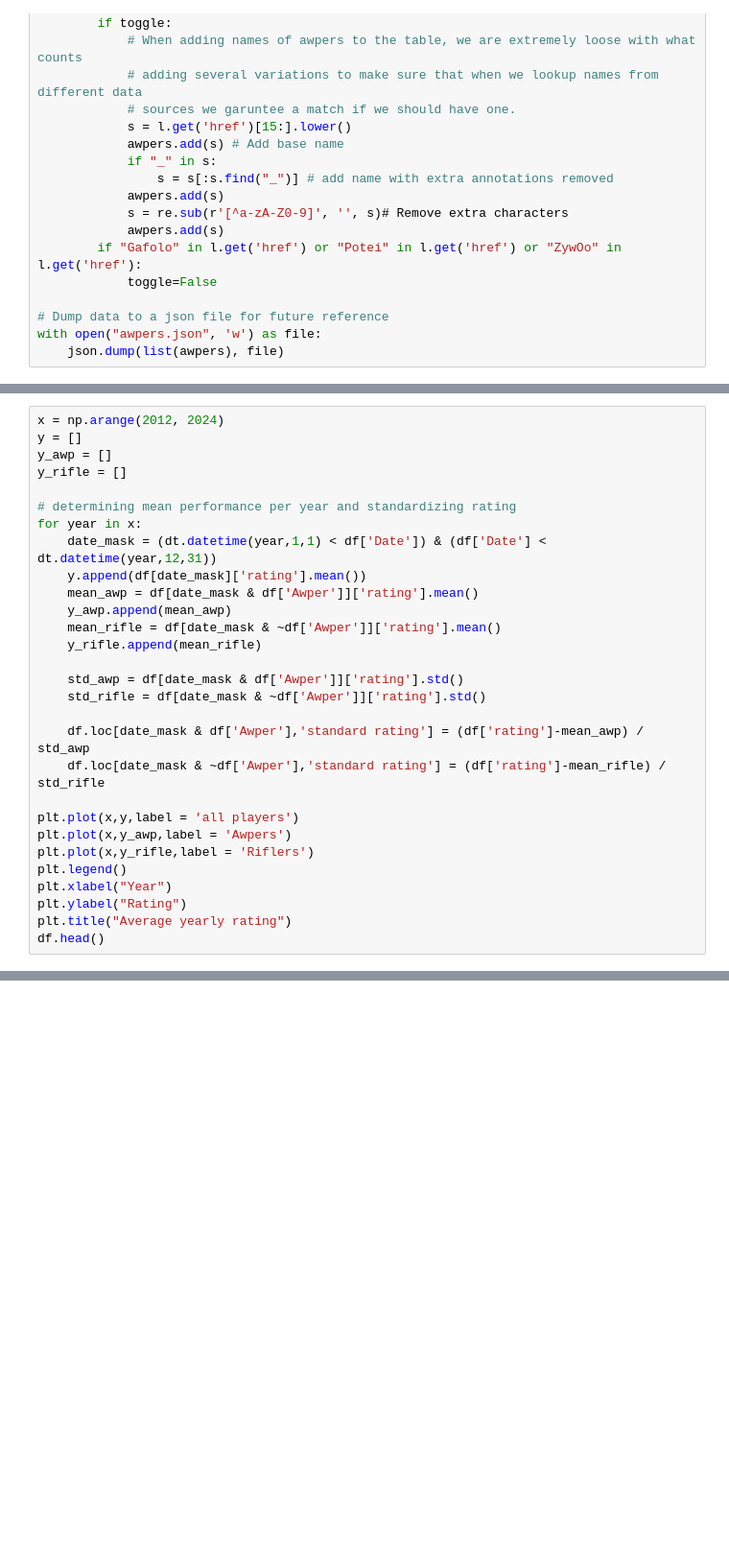
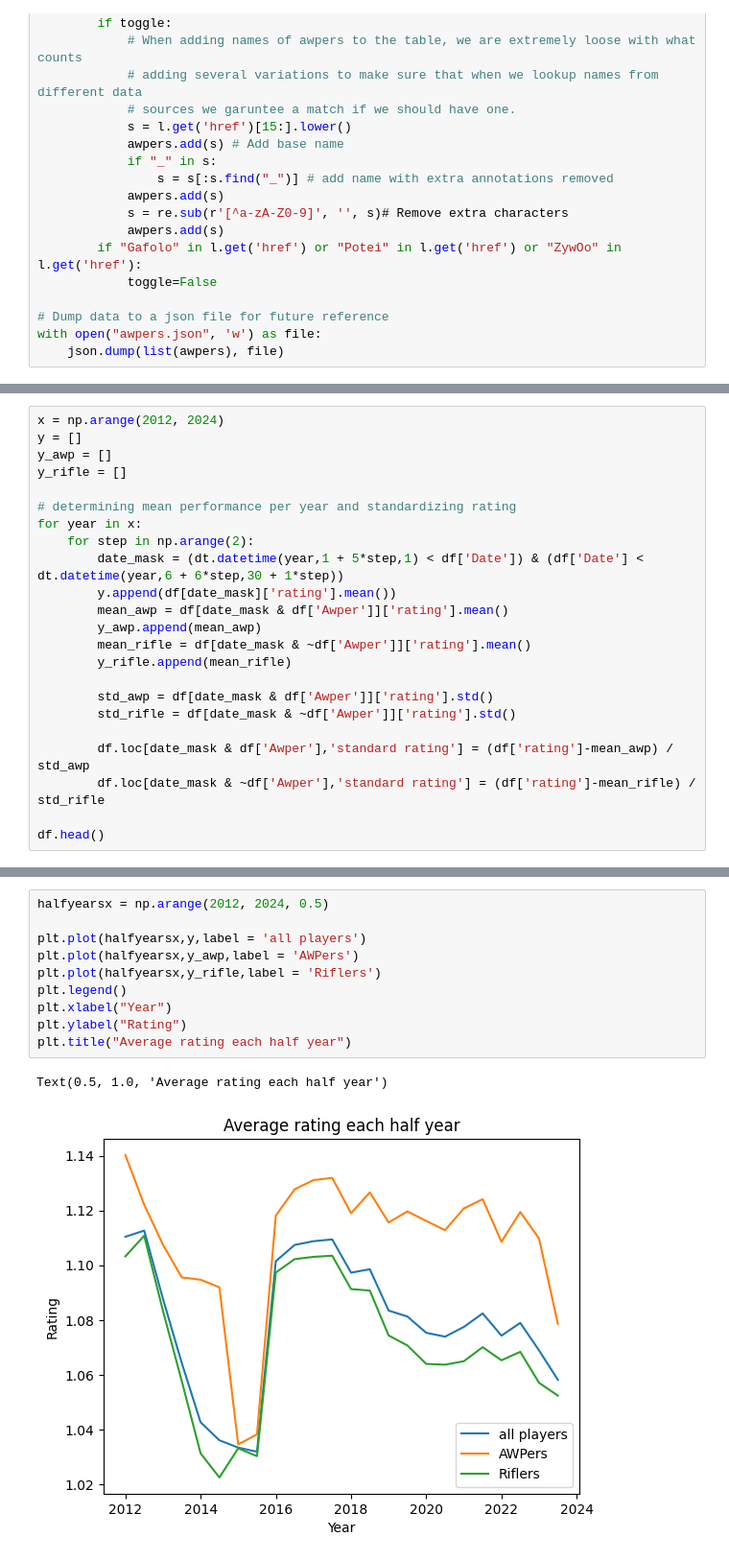
Before and after one commit to condulences/condulences.github.io, a Jupyter notebook: final_sam.ipynb, the cells around one changed output, grey strips where cells are left out. Shown at 96% size. Drawn from its saved outputs; the diff is of its cells as text; blank space fills up the shorter version.

```diff
--- a/final_sam.ipynb
+++ b/final_sam.ipynb
@@ -333,26 +365,20 @@ y_rifle = []
 
 # determining mean performance per year and standardizing rating
 for year in x:
-    date_mask = (dt.datetime(year,1,1) < df['Date']) & (df['Date'] < dt.datetime(year,12,31))
-    y.append(df[date_mask]['rating'].mean())
-    mean_awp = df[date_mask & df['Awper']]['rating'].mean()
-    y_awp.append(mean_awp)
-    mean_rifle = df[date_mask & ~df['Awper']]['rating'].mean()
-    y_rifle.append(mean_rifle)
+    for step in np.arange(2):
+        date_mask = (dt.datetime(year,1 + 5*step,1) < df['Date']) & (df['Date'] < dt.datetime(year,6 + 6*step,30 + 1*step))
+        y.append(df[date_mask]['rating'].mean())
+        mean_awp = df[date_mask & df['Awper']]['rating'].mean()
+        y_awp.append(mean_awp)
+        mean_rifle = df[date_mask & ~df['Awper']]['rating'].mean()
+        y_rifle.append(mean_rifle)
 
-    std_awp = df[date_mask & df['Awper']]['rating'].std()
-    std_rifle = df[date_mask & ~df['Awper']]['rating'].std()
+        std_awp = df[date_mask & df['Awper']]['rating'].std()
+        std_rifle = df[date_mask & ~df['Awper']]['rating'].std()
 
-    df.loc[date_mask & df['Awper'],'standard rating'] = (df['rating']-mean_awp) / std_awp
-    df.loc[date_mask & ~df['Awper'],'standard rating'] = (df['rating']-mean_rifle) / std_rifle
+        df.loc[date_mask & df['Awper'],'standard rating'] = (df['rating']-mean_awp) / std_awp
+        df.loc[date_mask & ~df['Awper'],'standard rating'] = (df['rating']-mean_rifle) / std_rifle
 
-plt.plot(x,y,label = 'all players')
-plt.plot(x,y_awp,label = 'Awpers')
-plt.plot(x,y_rifle,label = 'Riflers')
-plt.legend()
-plt.xlabel("Year")
-plt.ylabel("Rating")
-plt.title("Average yearly rating")
 df.head()
 # %% [output]
 |  | Date | Player team | Opponent | Map | kd | pm | rating | player name | kd ratio | rounds won | ... |
@@ -368,0 +433,13 @@ Here in order to help quantify how good player performance is, we look at how we
+# %%
+halfyearsx = np.arange(2012, 2024, 0.5)
+
+plt.plot(halfyearsx,y,label = 'all players')
+plt.plot(halfyearsx,y_awp,label = 'AWPers')
+plt.plot(halfyearsx,y_rifle,label = 'Riflers')
+plt.legend()
+plt.xlabel("Year")
+plt.ylabel("Rating")
+plt.title("Average rating each half year")
+# %% [output]
+Text(0.5, 1.0, 'Average rating each half year')
+[figure, added]
```
Also changed, not shown: parts of 36 cells of this notebook.
